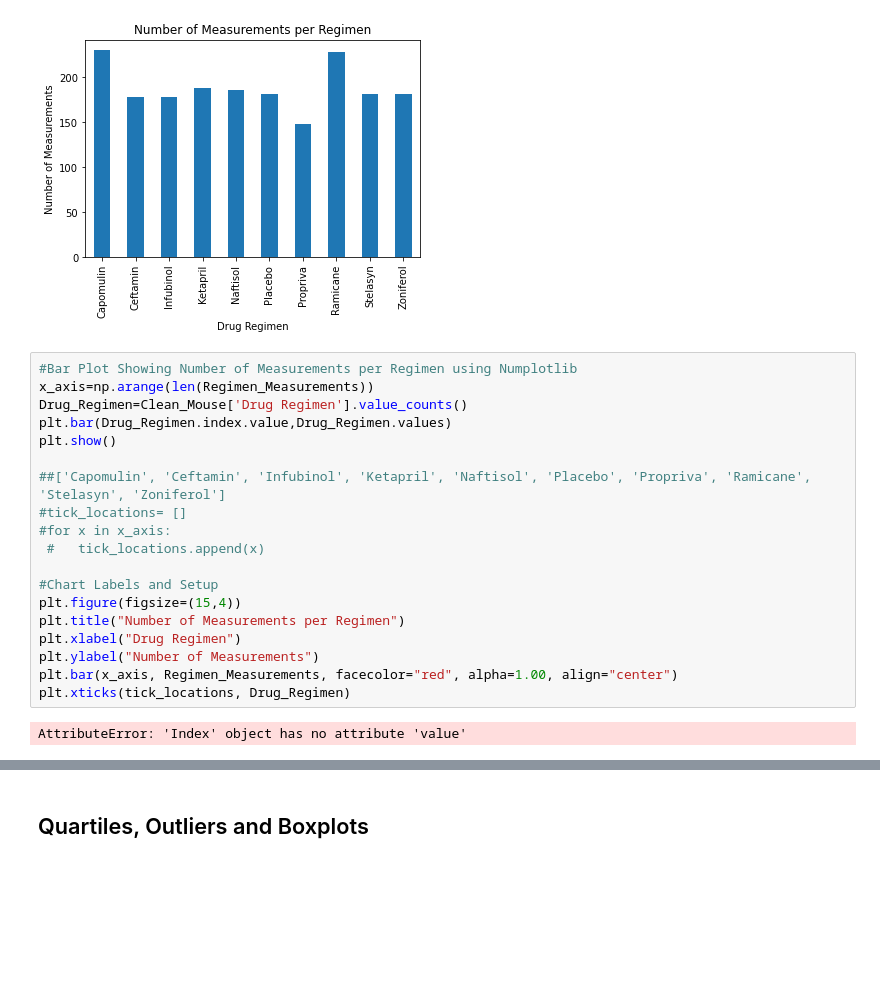
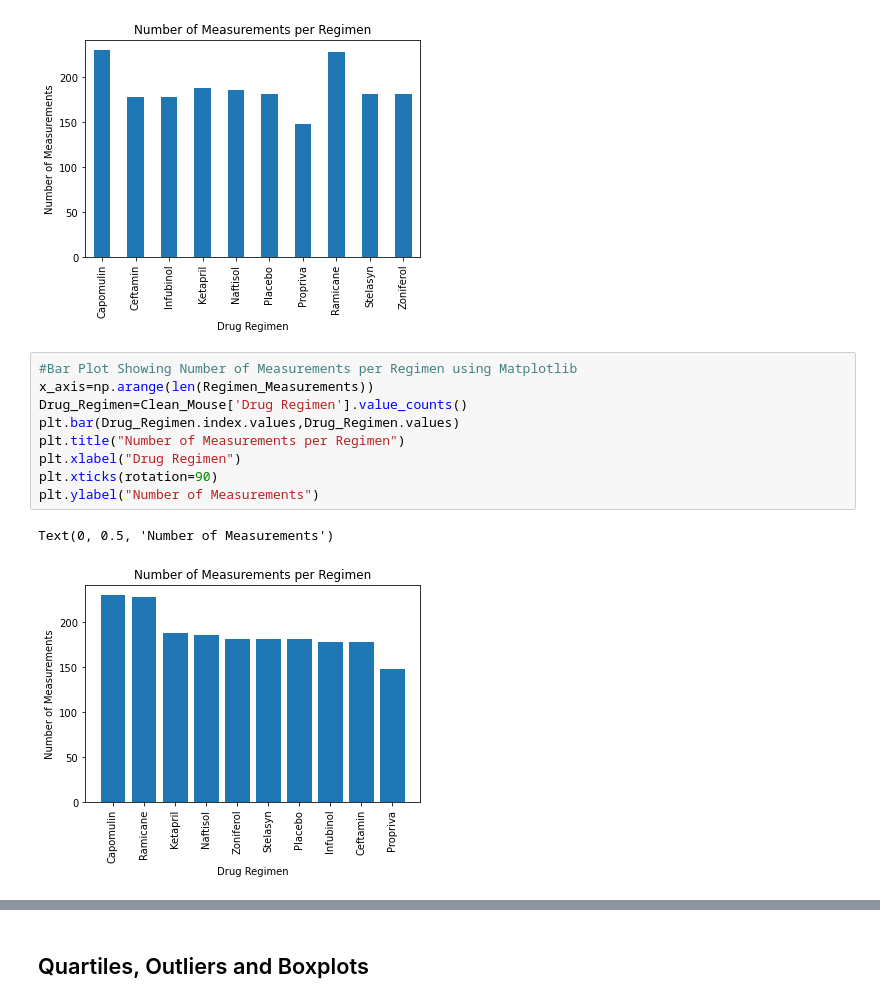
Before and after one commit to KWildcatQ/Matplotlib, a Jupyter notebook: Pymaceuticals/pymaceuticals_starter.ipynb, the cells around one changed output, grey strips where cells are left out. Drawn from its saved outputs; the diff is of its cells as text; blank space fills up the shorter version.

```diff
--- a/Pymaceuticals/pymaceuticals_starter.ipynb
+++ b/Pymaceuticals/pymaceuticals_starter.ipynb
@@ -231,24 +244,15 @@ plt.show()
 # %% [output]
 [figure]
 # %%
-#Bar Plot Showing Number of Measurements per Regimen using Numplotlib
+#Bar Plot Showing Number of Measurements per Regimen using Matplotlib
 x_axis=np.arange(len(Regimen_Measurements))
 Drug_Regimen=Clean_Mouse['Drug Regimen'].value_counts()
-plt.bar(Drug_Regimen.index.value,Drug_Regimen.values)
-plt.show()
-
-##['Capomulin', 'Ceftamin', 'Infubinol', 'Ketapril', 'Naftisol', 'Placebo', 'Propriva', 'Ramicane', 'Stelasyn', 'Zoniferol']
-#tick_locations= []
-#for x in x_axis:
- #   tick_locations.append(x)
-
-#Chart Labels and Setup
-plt.figure(figsize=(15,4))
+plt.bar(Drug_Regimen.index.values,Drug_Regimen.values)
 plt.title("Number of Measurements per Regimen")
 plt.xlabel("Drug Regimen")
+plt.xticks(rotation=90)
 plt.ylabel("Number of Measurements")
-plt.bar(x_axis, Regimen_Measurements, facecolor="red", alpha=1.00, align="center")
-plt.xticks(tick_locations, Drug_Regimen)
 # %% [output]
-AttributeError: 'Index' object has no attribute 'value'
+Text(0, 0.5, 'Number of Measurements')
+[figure, added]
 # %%
```
Also changed, not shown: parts of 12 cells of this notebook, 3 other files.
